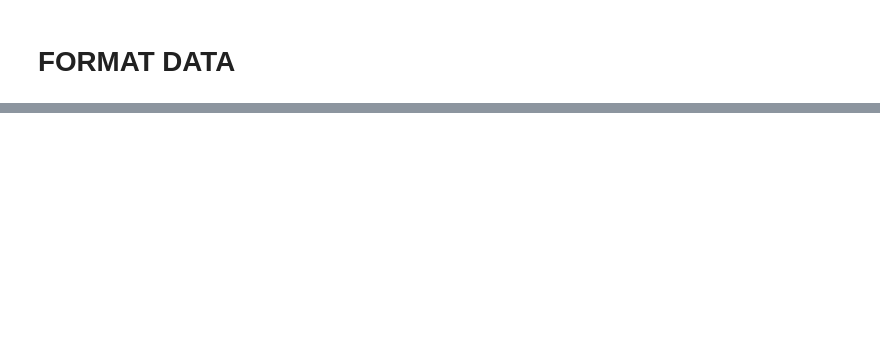
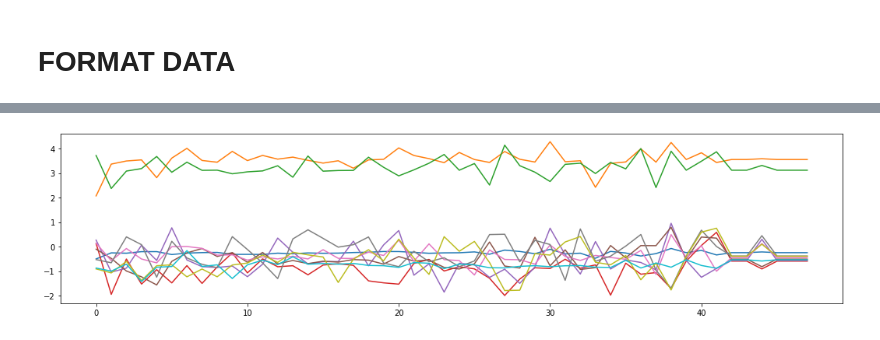
Before and after one commit to dcolinmorgan/prediction, a Jupyter notebook: LTRC_TS_LSTM.ipynb, the cells around one changed output, grey strips where cells are left out. Saved outputs shown, nothing was run; the diff lists cells and outputs as text; code cells hidden in the pictures; blank space fills up the shorter version.

```diff
--- a/LTRC_TS_LSTM.ipynb
+++ b/LTRC_TS_LSTM.ipynb
@@ -227,21 +476,22 @@ plt.show()
 from keras.models import load_model
 model = load_model('drive/MyDrive/LARGE_PANDA/model_output/CASE.h')
 # %%
-t2data=t2data[::-1]
-train = t2data[:-30]
-scaler = MinMaxScaler()
-scaler.fit(train)
-train = scaler.transform(train)
+# t2data=t2data[::-1]
+# train = training_sequence.data[48:]
+# scaler = MinMaxScaler()
+# scaler.fit(train)
+# train = scaler.transform(train)
 # batch=[]
 pred_list = []
 # batch = train_y[-n_input:].reshape((1, n_input, t2data.shape[1]))
-
+n_input=6
 ##subset
-train = trainA
-scaler = MinMaxScaler()
-scaler.fit(train)
-train = scaler.transform(train)
-batch = train_y[-n_input:].reshape((1, n_input, trainA.shape[1]))
+# train = train
+# scaler = MinMaxScaler()
+# scaler.fit(train)
+# train = scaler.transform(train)
+# batch = train_y[-n_input:].reshape((1, n_input, train.shape[1]))
+batch = train_y[-n_input:].reshape((1, n_input, t2data.shape[1]))
 
 # batch=batch.T
 for i in range(n_input):
@@ -257,10 +517,10 @@ print(pd.DataFrame(np.squeeze(pred_list)))
 # %%
 # pred_list=pd.DataFrame(np.reshape(pred_list,[lookback,t2data.shape[1]]))
-pred_list=pd.DataFrame(np.reshape(pred_list,[lookback,trainA.shape[1]]))
+pred_list=pd.DataFrame(np.reshape(pred_list,[lookback,train_x.shape[1]]))
 # pred_list=scaler.inverse_transform((pred_list))
-# scaler = MinMaxScaler()
-# scaler.fit(trainA)
-# pred_list=scaler.transform((pred_list))
+scaler = MinMaxScaler()
+scaler.fit(train_y)
+pred_list=scaler.transform((pred_list))
 # pred_list = []
 # batch = train[-n_input:].reshape((1, n_input, t2data.shape[1]))
 # pred_list.append(model.predict(batch.T))
@@ -268,8 +528,8 @@ pred_list=(np.squeeze(pred_list))
 pred_list=pd.DataFrame(pred_list)
 print(pred_list)
 
-# pred=pd.DataFrame(t2data[::-1])[6:]
-pred=pd.DataFrame(trainA)
+pred=pd.DataFrame(t2data[::-1])[6:54]
+# pred=pd.DataFrame(trainA)
 pred=pred.append(pred_list)
 pred=pred.reset_index()
 del pred['index']
@@ -276,2 +546,5 @@ del pred['index']
 # %%
-w=plt.plot(pred.iloc[0:42,0:9])
+plt.figure(figsize=(18, 4))
+w=plt.plot(pred.iloc[:,0:10])
+# %% [output]
+[figure, added]
```
Also changed, not shown: parts of 58 cells of this notebook.
